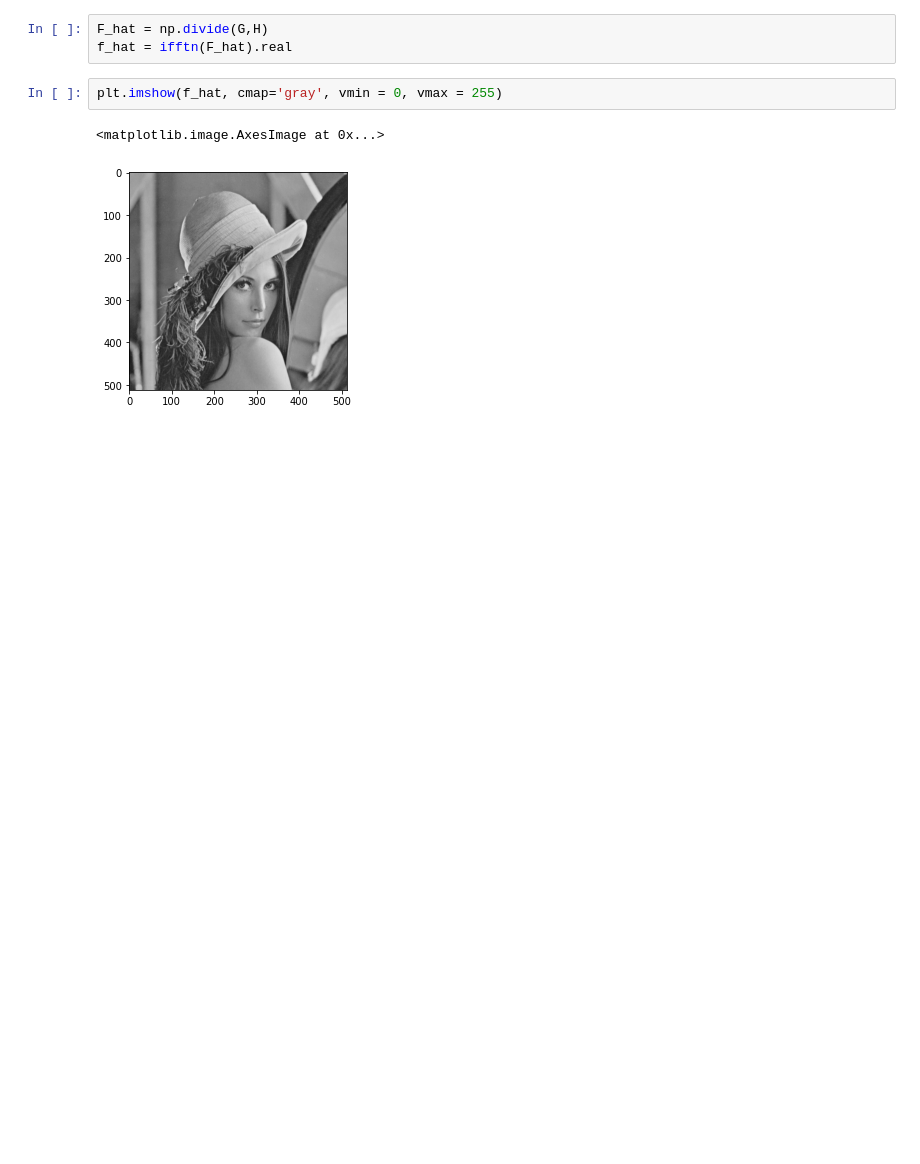
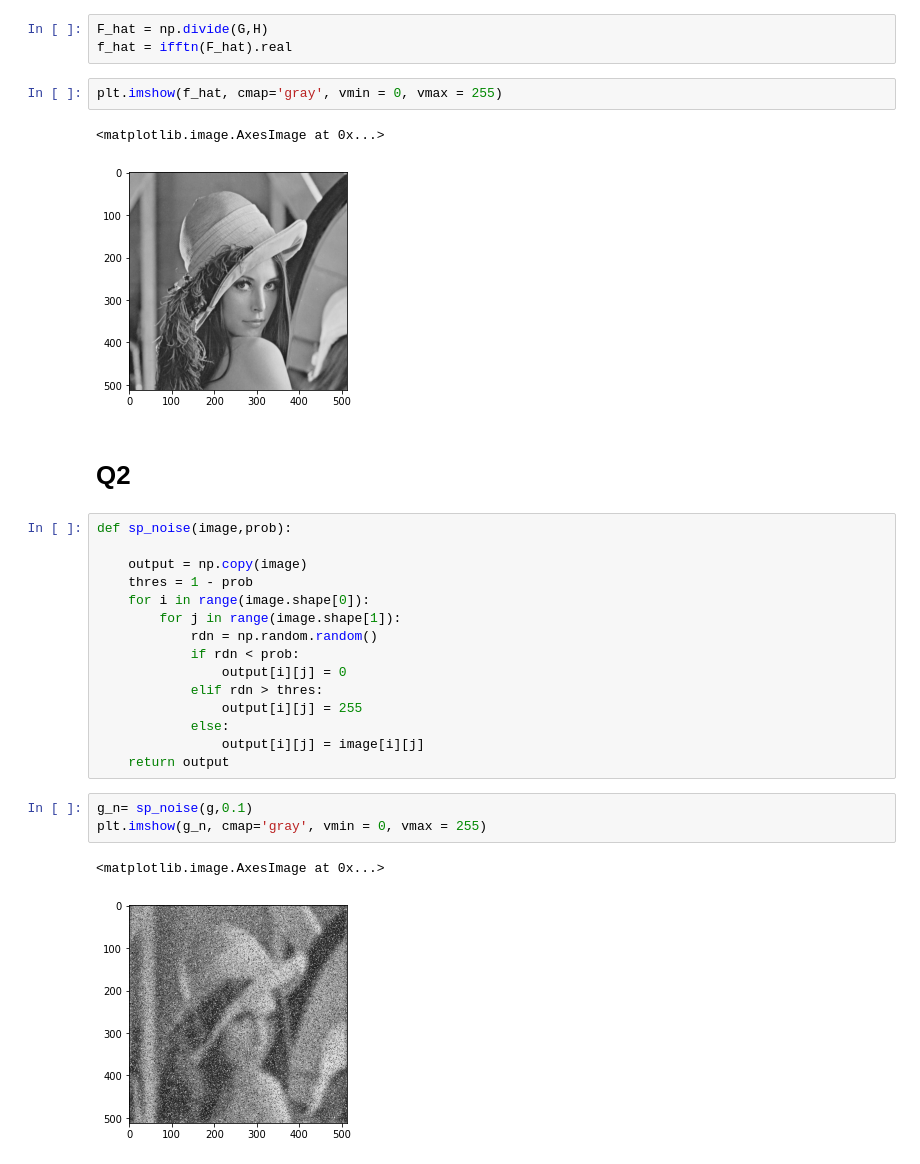
Before and after one commit to rad-mit/CS5102-Digital-Image-Processing-Project, a Jupyter notebook: Assignments/Assignment-8/DIP_Assignment_8.ipynb, the cells around one changed output. Cells and saved outputs as stored; diff of their text form; blank space fills up the shorter version.

```diff
--- a/Assignments/Assignment-8/DIP_Assignment_8.ipynb
+++ b/Assignments/Assignment-8/DIP_Assignment_8.ipynb
@@ -65,3 +67,26 @@ plt.imshow(f_hat, cmap='gray', vmin = 0, vmax = 255)
 # %% [output]
 <matplotlib.image.AxesImage at 0x...>
 [figure]
+# %% [markdown]
+# Q2
+# %%
+def sp_noise(image,prob):
+
+    output = np.copy(image)
+    thres = 1 - prob
+    for i in range(image.shape[0]):
+        for j in range(image.shape[1]):
+            rdn = np.random.random()
+            if rdn < prob:
+                output[i][j] = 0
+            elif rdn > thres:
+                output[i][j] = 255
+            else:
+                output[i][j] = image[i][j]
+    return output
+# %%
+g_n= sp_noise(g,0.1)
+plt.imshow(g_n, cmap='gray', vmin = 0, vmax = 255)
+# %% [output]
+<matplotlib.image.AxesImage at 0x...>
+[figure, added]
```
Also changed, not shown: parts of 2 cells of this notebook.
